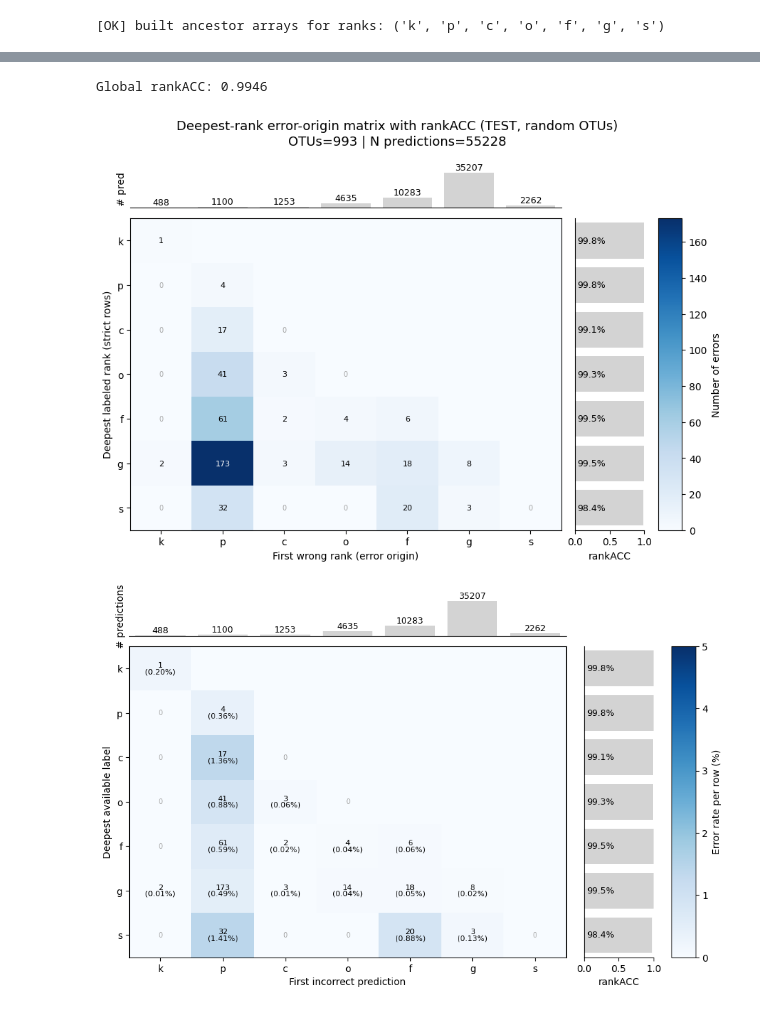
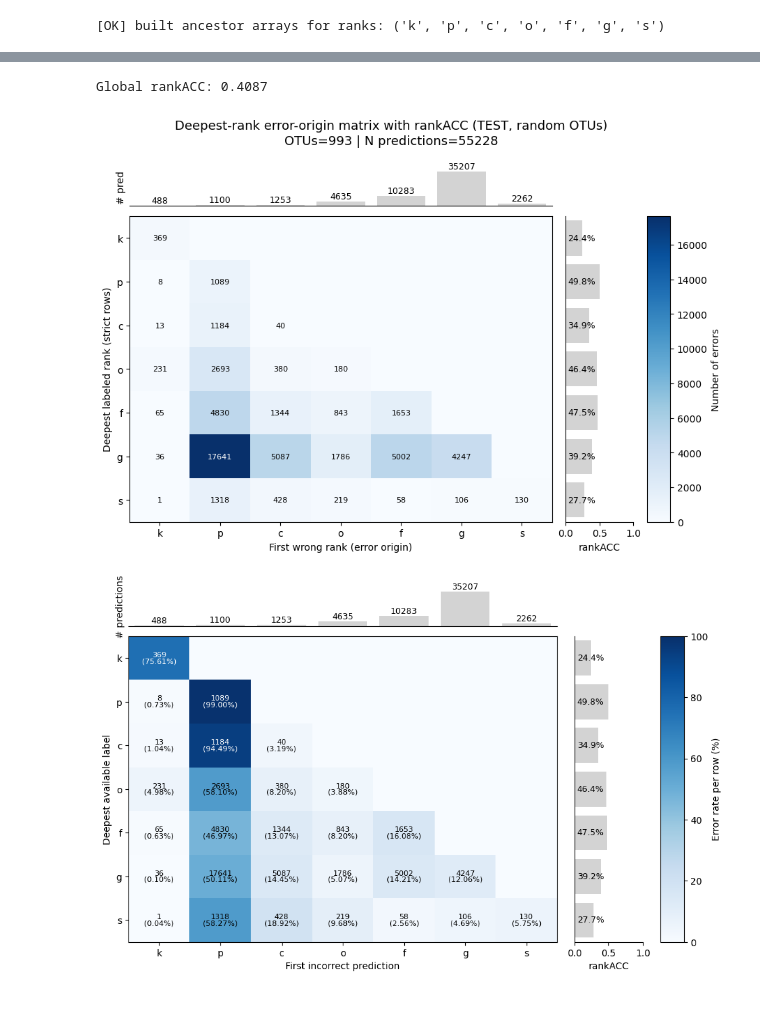
Before and after one commit to hdperezn/otu-taxa-foundation, a Jupyter notebook: notebooks/test_pred_taxa_model/test_random_OTU_masked_all_taxa_predictions.ipynb, the cells around one changed output, grey strips where cells are left out. Cells and saved outputs as stored; diff of their text form; code cells hidden in the pictures.

```diff
--- a/notebooks/test_pred_taxa_model/test_random_OTU_masked_all_taxa_predictions.ipynb
+++ b/notebooks/test_pred_taxa_model/test_random_OTU_masked_all_taxa_predictions.ipynb
@@ -133,7 +133,7 @@ test_ds  = Subset(ds, test_idx)
 [INFO] Dataset size: N=1836250
 [SPLIT] Train=1796250  Val=20000  Test=20000  (Total N=1836250)
 # %%
-DEVICE = "cuda" if torch.cuda.is_available() else "cpu"
+DEVICE = "cuda:1" if torch.cuda.is_available() else "cpu"
 
 # ---------------------------
 # Experiment & run names (NEW layout)
@@ -492,23 +491,12 @@ print(
 [INFO] descendant_matrix_with_unk loaded from: /home/hernan_melmoth/Documents/phd_work/Microbeatlas_preprocess_training/level_97/silva-138.2/incomplete_silva_sintax/dataset_full_top999/tree_artifacts/ ...
 [INFO] rank_idx loaded from: /home/hernan_melmoth/Documents/phd_work/Microbeatlas_preprocess_training/level_97/silva-138.2/incomplete_silva_sintax/dataset_full_top999/tree_artifacts/rank_idx.npy, shap ...
 # %%
+import torch
 
-# ---------- taxonomy collator: mask OTU + TAX at selected OTU positions ----------
 def make_otu_and_tax_mask_collator(dataset, affected_ids, *, T_base: int, max_len=None):
-    """
-    Masks BOTH the OTU token and the taxonomy token at positions where OTU ∈ affected_ids.
-
-    Notes (consistent with your setup):
-      - dataset.O is the real OTU vocab size (no specials)
-        => pad_otu_id = O, mask_otu_id = O+1
-      - T_base is the UNK-extended taxonomy size (real + 7 UNKs), no specials
-        => pad_tax_id = T_base, mask_tax_id = T_base+1
-      - Returns the same dict keys as your old collator so you can reuse the notebook code.
-    """
     O = dataset.O
     pad_otu_id, mask_otu_id = O, O + 1
-
-    pad_tax_id, mask_tax_id = T_base, T_base + 1  # IMPORTANT (matches model)
+    pad_tax_id, mask_tax_id = T_base, T_base + 1
 
     affected_ids = set(map(int, affected_ids))
 
@@ -524,6 +512,7 @@ def make_otu_and_tax_mask_collator(dataset, affected_ids, *, T_base: int, max_le
         masked_positions = []
         sample_ids = []
         true_taxa = []
+        true_otus = []   # NEW
 
         for i, rec in enumerate(batch):
             otus = torch.tensor(rec["otus"], dtype=torch.long)
@@ -534,13 +523,12 @@ def make_otu_and_tax_mask_collator(dataset, affected_ids, *, T_base: int, max_le
             input_taxa[i, :L_i] = taxa[:L_i]
             attention_mask[i, :L_i] = True
 
-            # affected OTU positions (within truncation)
             aff_mask = torch.tensor(
                 [int(int(x) in affected_ids) for x in otus[:L_i]],
                 dtype=torch.bool
             )
 
-            # MASK OTU + taxonomy at affected positions
+            # mask both streams for the model input
             input_otus[i, :L_i][aff_mask] = mask_otu_id
             input_taxa[i, :L_i][aff_mask] = mask_tax_id
 
@@ -548,7 +536,8 @@ def make_otu_and_tax_mask_collator(dataset, affected_ids, *, T_base: int, max_le
             masked_positions.append(pos_idx)
 
             sample_ids.append(rec["sample_id"])
-            true_taxa.append(rec["taxa"])  # keep original behavior (list/seq)
+            true_taxa.append(rec["taxa"])  # keep original behavior
+            true_otus.append(rec["otus"])  # NEW: original OTU ids
 
         return {
             "input_otus": input_otus,
@@ -557,6 +546,7 @@ def make_otu_and_tax_mask_collator(dataset, affected_ids, *, T_base: int, max_le
             "masked_positions": masked_positions,
             "sample_ids": sample_ids,
             "true_taxa": true_taxa,
+            "true_otus": true_otus,       # NEW
         }
 
     return collate
@@ -591,7 +581,7 @@ print(f"[RANDOM] selected {len(random_otu_ids)} random OTUs (seed={SEED}) "
       f"(preview: {sorted(list(random_otu_ids))[:15]})")
 
 # -------------------------
-# KEEP existing collator (unchanged)
+# KEEP existing collator
 # It must output:
 #   input_otus, input_taxa, attention_mask, sample_ids, masked_positions, true_taxa
 # -------------------------
@@ -630,7 +620,7 @@ def batch_iter_only_affected_subset(subset, batch_size: int, affected_ids: set):
     print(f"[INFO] TEST filtering: subset size={len(subset)} | matched with ≥1 target OTU: {matched}")
 
 # -------------------------
-# Helpers for name mapping (robust)
+# Helpers for name mapping
 # -------------------------
 def _tax_name(tid: int):
     # tax_id2name might be dict[int->str] OR list[str]
@@ -728,7 +718,11 @@ with torch.no_grad():
                     true_val = true_seq[pos]
                     true_tid = int(true_val.item() if torch.is_tensor(true_val) else true_val)
 
-                    otu_id = int(batch["input_otus"][bi, pos].item())
+                    #otu_id = int(batch["input_otus"][bi, pos].item())
+                    true_otu_seq = batch["true_otus"][bi]
+                    true_otu_val = true_otu_seq[pos]
+                    otu_id = int(true_otu_val.item() if torch.is_tensor(true_otu_val) else true_otu_val)
+
 
                     # choose "pred_flat" at the same rank as the true label (your old logic)
                     if 0 <= true_tid < T_base:
@@ -1701,8 +1525,8 @@ plot_strict_matrix_with_rankACC(
 global_rankACC, df_with_rankacc = compute_global_rankACC(df, ranks=RANKS)
 print(f"Global rankACC: {global_rankACC:.4f}")
 # %% [output]
-Global rankACC: 0.9946
+Global rankACC: 0.4087
-[figure, old version]
+[figure, new version]
 # %%
 def plot_error_origin_matrix_rowpct_colored(
     counts,
@@ -1857,18 +1681,18 @@ def plot_error_origin_matrix_rowpct_colored(
 # %%
 fig, axes = plot_error_origin_matrix_rowpct_colored(
     counts_strict,
     meta_strict,
     title= "",#"Deepest-rank error origin (TEST)",
     ranks=RANKS,
     df=df,
     otu_col="otu_id",
     show_zeros_lower=True,
     show_percent_text=True,  # keep the per-cell row %
-    vmax_pct=5.0,            # fixed 0–5% scale for comparability
+    vmax_pct=100.0,            # fixed 0–5% scale for comparability
     vmin_pct=0.0,
 )
 # %% [output]
-[figure, old version]
+[figure, new version]
 # %%
 
 RANKS = ("k","p","c","o","f","g","s")
```
Also changed, not shown: parts of 10 cells of this notebook, 16 other files.
